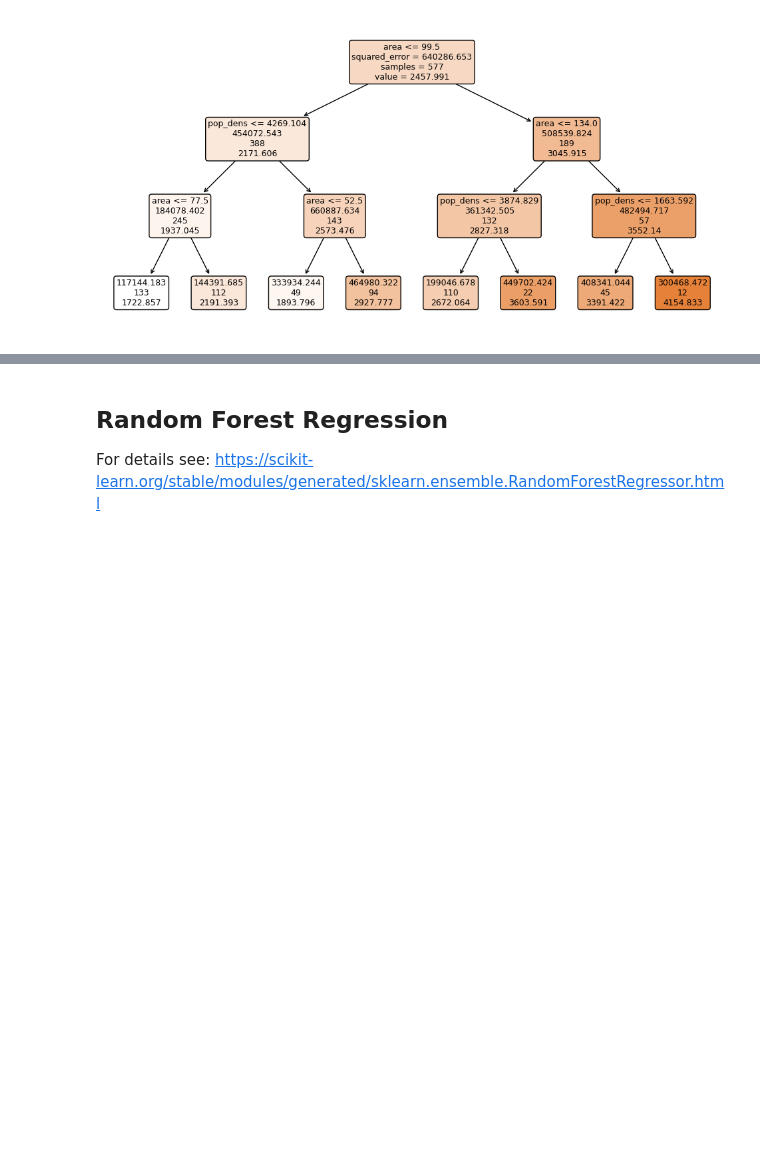
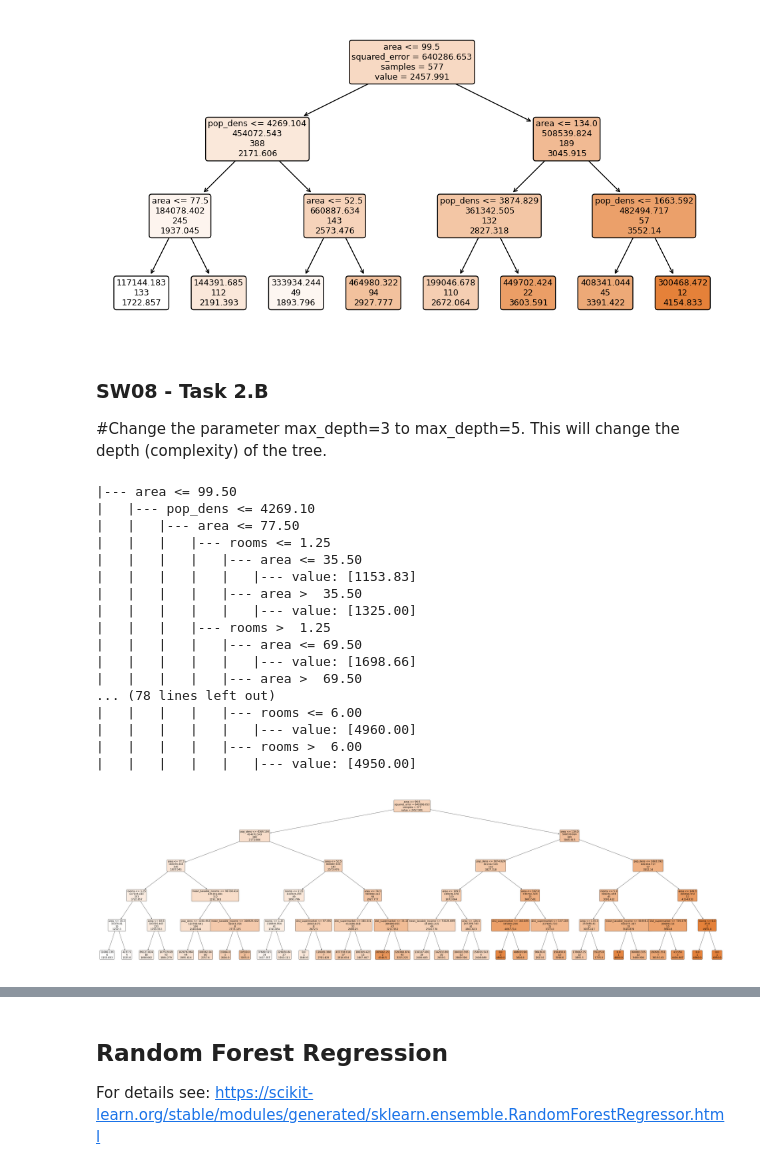
Before and after one commit to zhawjtran/data_analytics, a Jupyter notebook: Week_08/regression_trees_random_forest.ipynb, the cells around one changed output, grey strips where cells are left out. Cells and saved outputs as stored; diff of their text form; code cells hidden in the pictures; blank space fills up the shorter version.

Commit message:
Complete SW08 Task 2

```diff
--- a/Week_08/regression_trees_random_forest.ipynb
+++ b/Week_08/regression_trees_random_forest.ipynb
@@ -172,3 +172,51 @@ _ = tree.plot_tree(reg,
                    rounded=True)
 # %% [output]
 [figure]
+# %% [markdown]
+### SW08 - Task 2.B
+
+#Change the parameter max_depth=3 to max_depth=5. This will change the depth (complexity) of the tree.
+# %%
+# Create decision tree regressor object
+reg1 = DecisionTreeRegressor(random_state=20, max_depth=5)
+
+# Train decision tree regressor
+reg1 = reg1.fit(X_train, y_train)
+
+# Predict the response for test dataset
+y_pred1 = reg1.predict(X_test)
+
+# Text representation of the regression tree
+text_representation1 = tree.export_text(reg1,
+                                       feature_names=list(X_train.columns))
+
+# Print text_representation
+print(text_representation1)
+
+fig = plt.figure(figsize=(70,20))
+_ = tree.plot_tree(reg1,
+                   feature_names=list(X_train.columns),
+                   class_names=['price'],
+                   filled=True,
+                   fontsize=15,
+                   label='root',
+                   rounded=True)
+# %% [output]
+|--- area <= 99.50
+|   |--- pop_dens <= 4269.10
+|   |   |--- area <= 77.50
+|   |   |   |--- rooms <= 1.25
+|   |   |   |   |--- area <= 35.50
+|   |   |   |   |   |--- value: [1153.83]
+|   |   |   |   |--- area >  35.50
+|   |   |   |   |   |--- value: [1325.00]
+|   |   |   |--- rooms >  1.25
+|   |   |   |   |--- area <= 69.50
+|   |   |   |   |   |--- value: [1698.66]
+|   |   |   |   |--- area >  69.50
+... (78 lines left out)
+|   |   |   |   |--- rooms <= 6.00
+|   |   |   |   |   |--- value: [4960.00]
+|   |   |   |   |--- rooms >  6.00
+|   |   |   |   |   |--- value: [4950.00]
+[figure, added]
```
Also changed, not shown: parts of 8 cells of this notebook, 1 other file.
